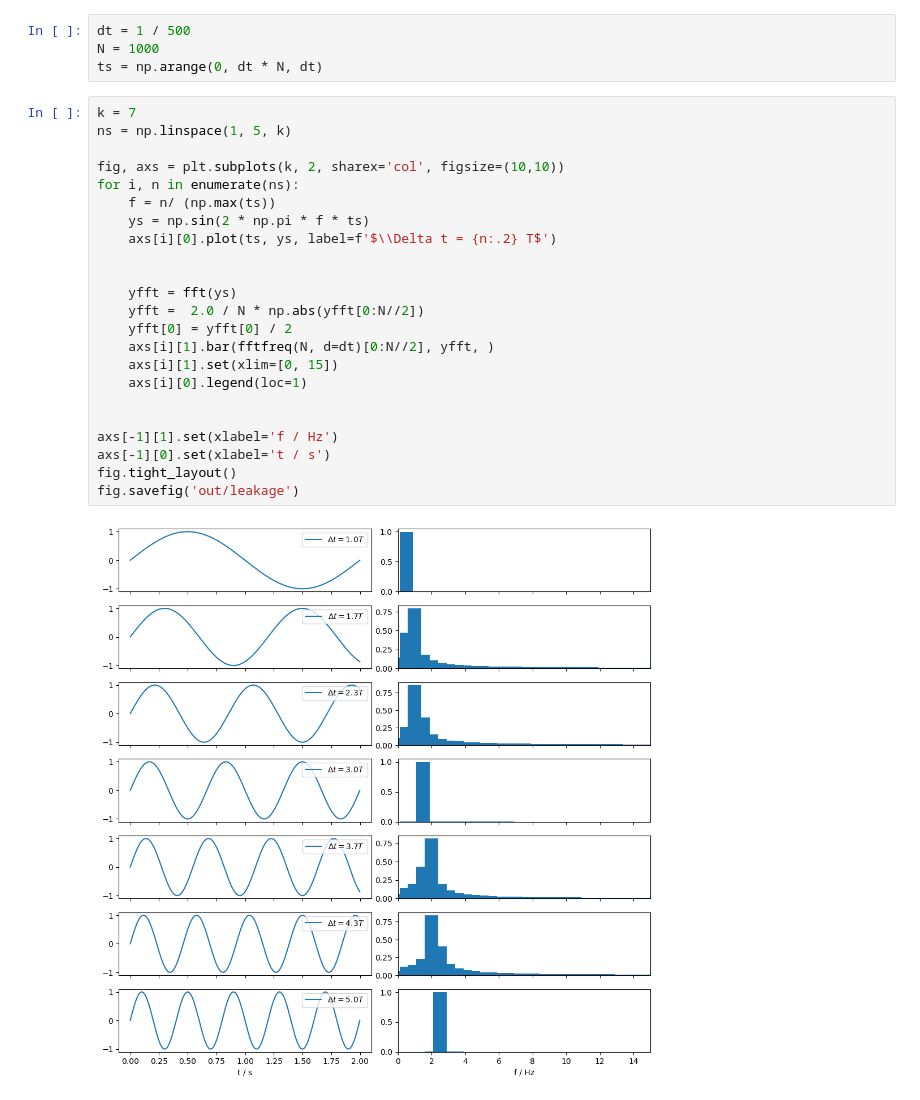
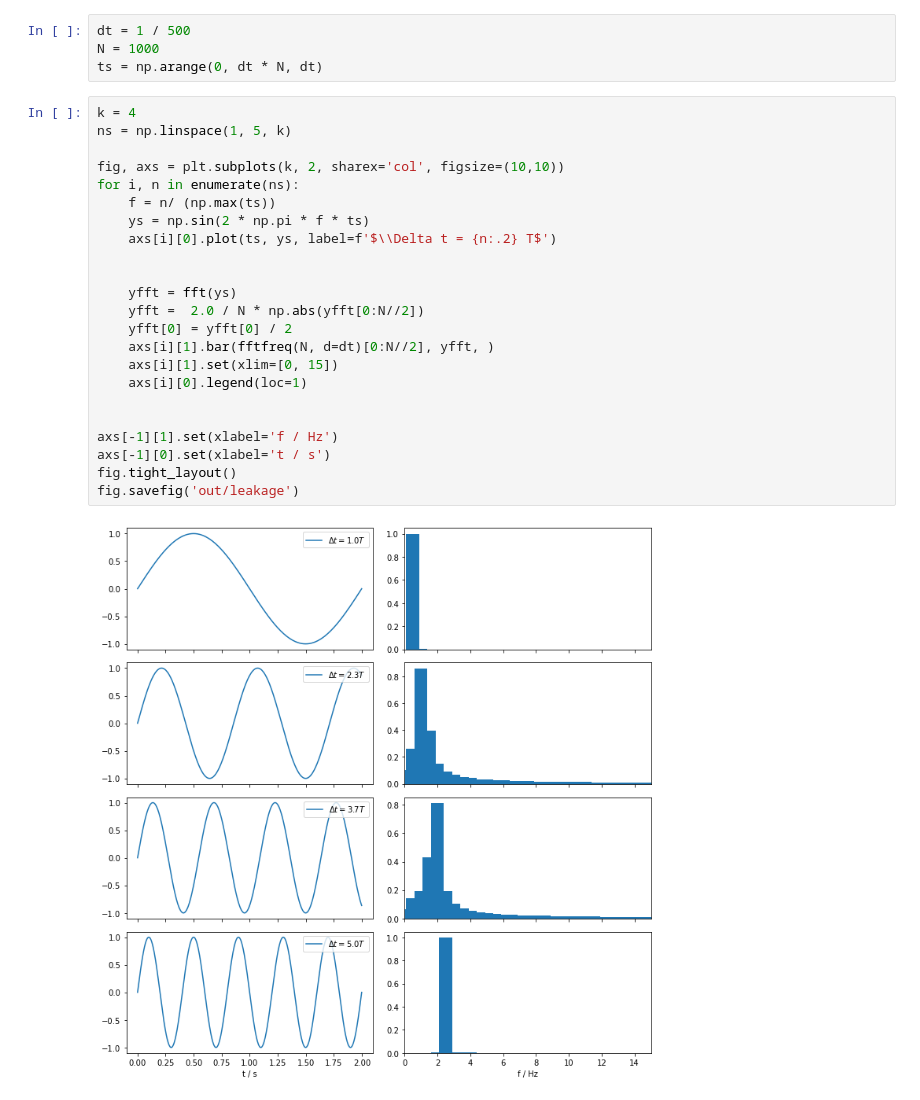
Before and after one commit to hanno22/FPraktikum, a Jupyter notebook: Spektralanalyse/leakage.ipynb, the cells around one changed output. Drawn from its saved outputs; the diff is of its cells as text.

```diff
--- a/Spektralanalyse/leakage.ipynb
+++ b/Spektralanalyse/leakage.ipynb
@@ -7,30 +7,30 @@ dt = 1 / 500
 N = 1000
 ts = np.arange(0, dt * N, dt)
 # %%
-k = 7
+k = 4
 ns = np.linspace(1, 5, k)
 
 fig, axs = plt.subplots(k, 2, sharex='col', figsize=(10,10))
 for i, n in enumerate(ns):
     f = n/ (np.max(ts))
     ys = np.sin(2 * np.pi * f * ts)
     axs[i][0].plot(ts, ys, label=f'$\\Delta t = {n:.2} T$')
 
 
     yfft = fft(ys)
     yfft =  2.0 / N * np.abs(yfft[0:N//2])
     yfft[0] = yfft[0] / 2
     axs[i][1].bar(fftfreq(N, d=dt)[0:N//2], yfft, )
     axs[i][1].set(xlim=[0, 15])
     axs[i][0].legend(loc=1)
 
 
 axs[-1][1].set(xlabel='f / Hz')
 axs[-1][0].set(xlabel='t / s')
 fig.tight_layout()
 fig.savefig('out/leakage')
 # %% [output]
-[figure, old version]
+[figure, new version]
 # %%
 from scipy import signal
 
```
Also changed, not shown: parts of 3 cells of this notebook, 9 other files.
